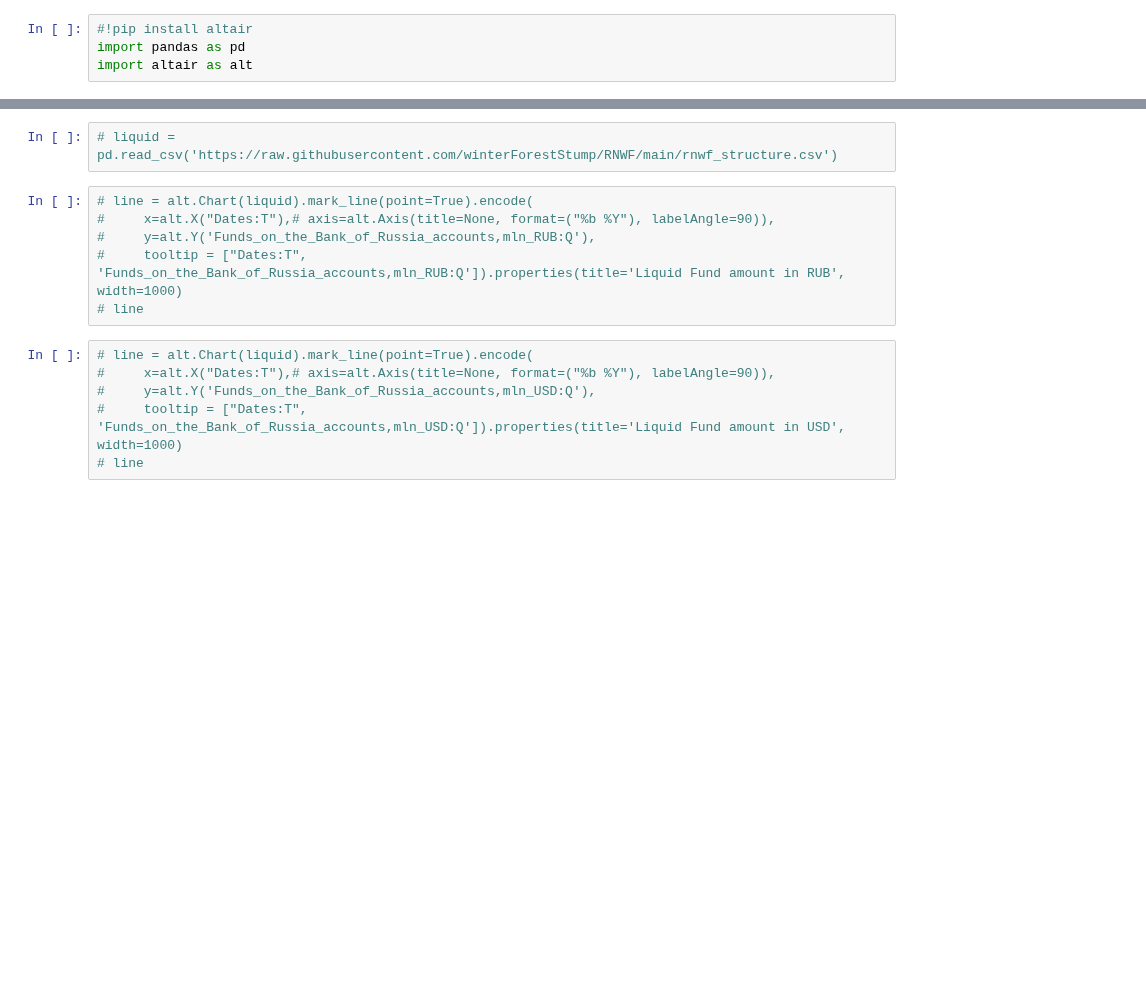
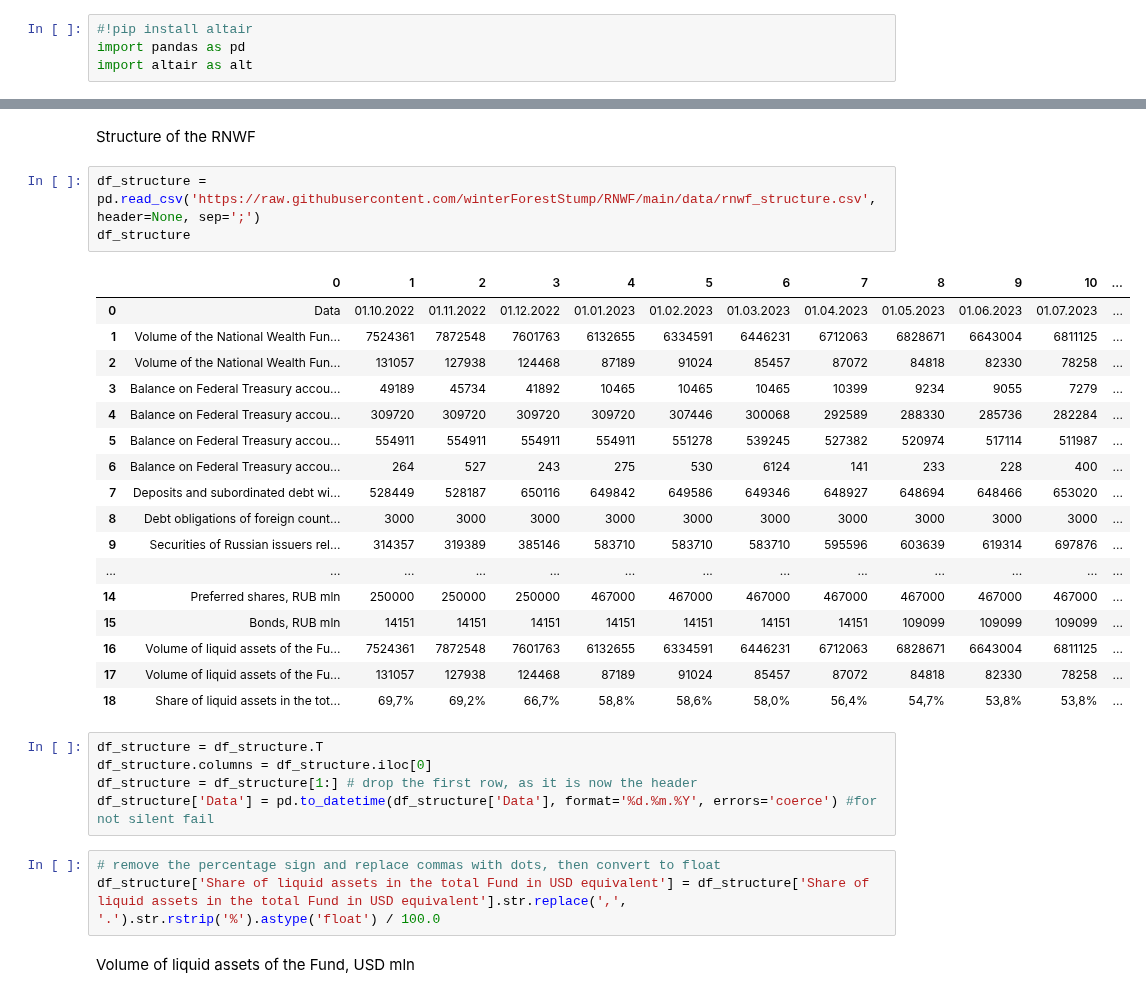
Before and after one commit to winterForestStump/RNWF, a Jupyter notebook: code/rnwf_plots.ipynb, the cells around one changed output, grey strips where cells are left out. Cells and saved outputs as stored; diff of their text form; blank space fills up the shorter version.

```diff
--- a/code/rnwf_plots.ipynb
+++ b/code/rnwf_plots.ipynb
@@ -26,16 +30,35 @@ rule = alt.Chart(pd.DataFrame({'datetime_invasion': [datetime_invasion]})).mark_
 # %% [output]
 [interactive output not drawn]
+# %% [markdown]
+Structure of the RNWF
 # %%
-# liquid = pd.read_csv('https://raw.githubusercontent.com/winterForestStump/RNWF/main/rnwf_structure.csv')
+df_structure = pd.read_csv('https://raw.githubusercontent.com/winterForestStump/RNWF/main/data/rnwf_structure.csv', header=None, sep=';')
+df_structure
+# %% [output]
+|  | 0 | 1 | 2 | 3 | 4 | 5 | 6 | 7 | 8 | 9 | 10 | ... |
+| 0 | Data | 01.10.2022 | 01.11.2022 | 01.12.2022 | 01.01.2023 | 01.02.2023 | 01.03.2023 | 01.04.2023 | 01.05.2023 | 01.06.2023 | 01.07.2023 | ... |
+| 1 | Volume of the National Wealth Fun... | 7524361 | 7872548 | 7601763 | 6132655 | 6334591 | 6446231 | 6712063 | 6828671 | 6643004 | 6811125 | ... |
+| 2 | Volume of the National Wealth Fun... | 131057 | 127938 | 124468 | 87189 | 91024 | 85457 | 87072 | 84818 | 82330 | 78258 | ... |
+| 3 | Balance on Federal Treasury accou... | 49189 | 45734 | 41892 | 10465 | 10465 | 10465 | 10399 | 9234 | 9055 | 7279 | ... |
+| 4 | Balance on Federal Treasury accou... | 309720 | 309720 | 309720 | 309720 | 307446 | 300068 | 292589 | 288330 | 285736 | 282284 | ... |
+| 5 | Balance on Federal Treasury accou... | 554911 | 554911 | 554911 | 554911 | 551278 | 539245 | 527382 | 520974 | 517114 | 511987 | ... |
+| 6 | Balance on Federal Treasury accou... | 264 | 527 | 243 | 275 | 530 | 6124 | 141 | 233 | 228 | 400 | ... |
+| 7 | Deposits and subordinated debt wi... | 528449 | 528187 | 650116 | 649842 | 649586 | 649346 | 648927 | 648694 | 648466 | 653020 | ... |
+| 8 | Debt obligations of foreign count... | 3000 | 3000 | 3000 | 3000 | 3000 | 3000 | 3000 | 3000 | 3000 | 3000 | ... |
+| 9 | Securities of Russian issuers rel... | 314357 | 319389 | 385146 | 583710 | 583710 | 583710 | 595596 | 603639 | 619314 | 697876 | ... |
+| ... | ... | ... | ... | ... | ... | ... | ... | ... | ... | ... | ... | ... |
+| 14 | Preferred shares, RUB mln | 250000 | 250000 | 250000 | 467000 | 467000 | 467000 | 467000 | 467000 | 467000 | 467000 | ... |
+| 15 | Bonds, RUB mln | 14151 | 14151 | 14151 | 14151 | 14151 | 14151 | 14151 | 109099 | 109099 | 109099 | ... |
+| 16 | Volume of liquid assets of the Fu... | 7524361 | 7872548 | 7601763 | 6132655 | 6334591 | 6446231 | 6712063 | 6828671 | 6643004 | 6811125 | ... |
+| 17 | Volume of liquid assets of the Fu... | 131057 | 127938 | 124468 | 87189 | 91024 | 85457 | 87072 | 84818 | 82330 | 78258 | ... |
+| 18 | Share of liquid assets in the tot... | 69,7% | 69,2% | 66,7% | 58,8% | 58,6% | 58,0% | 56,4% | 54,7% | 53,8% | 53,8% | ... |
-# %%
-# line = alt.Chart(liquid).mark_line(point=True).encode(
-#     x=alt.X("Dates:T"),# axis=alt.Axis(title=None, format=("%b %Y"), labelAngle=90)),
-#     y=alt.Y('Funds_on_the_Bank_of_Russia_accounts,mln_RUB:Q'),
-#     tooltip = ["Dates:T", 'Funds_on_the_Bank_of_Russia_accounts,mln_RUB:Q']).properties(title='Liquid Fund amount in RUB', width=1000)
-# line
-# %%
-# line = alt.Chart(liquid).mark_line(point=True).encode(
-#     x=alt.X("Dates:T"),# axis=alt.Axis(title=None, format=("%b %Y"), labelAngle=90)),
-#     y=alt.Y('Funds_on_the_Bank_of_Russia_accounts,mln_USD:Q'),
-#     tooltip = ["Dates:T", 'Funds_on_the_Bank_of_Russia_accounts,mln_USD:Q']).properties(title='Liquid Fund amount in USD', width=1000)
-# line
+# %%
+df_structure = df_structure.T
+df_structure.columns = df_structure.iloc[0]
+df_structure = df_structure[1:] # drop the first row, as it is now the header
+df_structure['Data'] = pd.to_datetime(df_structure['Data'], format='%d.%m.%Y', errors='coerce') #for not silent fail
+# %%
+# remove the percentage sign and replace commas with dots, then convert to float
+df_structure['Share of liquid assets in the total Fund in USD equivalent'] = df_structure['Share of liquid assets in the total Fund in USD equivalent'].str.replace(',', '.').str.rstrip('%').astype('float') / 100.0
+# %% [markdown]
+Volume of liquid assets of the Fund, USD mln
```
Also changed, not shown: parts of 8 cells of this notebook.
